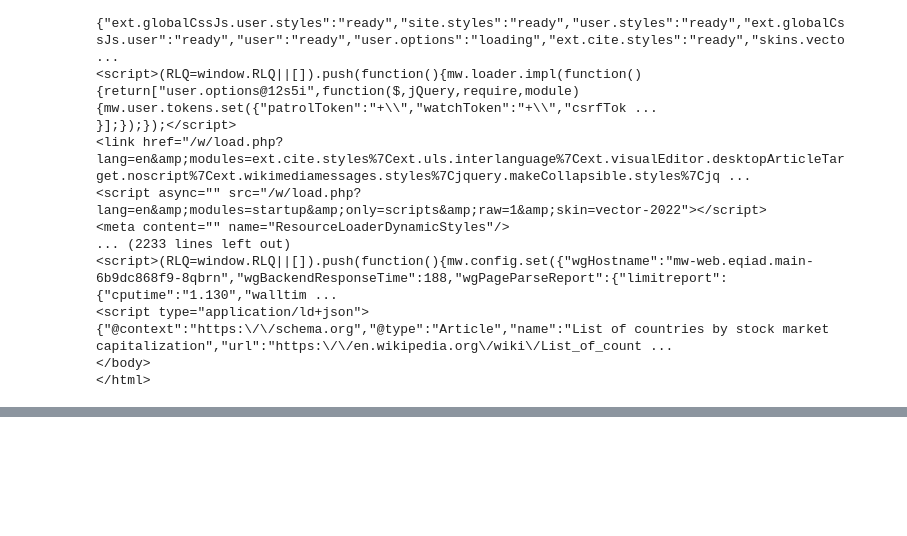
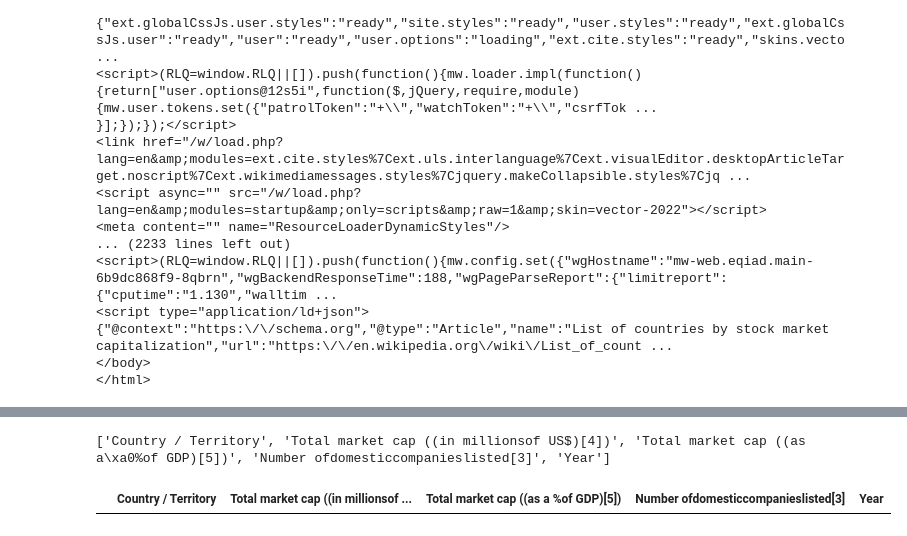
Before and after one commit to pernebay-arailym/WebScraping_Stock_Market_Capitalization, a Jupyter notebook: main.ipynb, the cells around one changed output, grey strips where cells are left out. Saved outputs shown, nothing was run; the diff lists cells and outputs as text; code cells hidden in the pictures; blank space fills up the shorter version.

Commit message:
printed the columns of the DataFrame

```diff
--- a/main.ipynb
+++ b/main.ipynb
@@ -89,0 +70,21 @@ print(table)
+# %%
+# Get the two header rows
+header_rows = table.find_all('tr')[:2]
+first_row = header_rows[0].find_all('th')
+second_row = header_rows[1].find_all('th')
+
+world_table_titles=[]
+
+for th in first_row:
+    colspan = int(th.get('colspan', 1))
+    if colspan == 2:
+        sub1 = second_row[0].text.strip()
+        sub2 = second_row[1].text.strip()
+        world_table_titles.append(f"Total market cap ({sub1})")
+        world_table_titles.append(f"Total market cap ({sub2})")
+    else:
+        world_table_titles.append(th.text.strip())
+# %%
+print(world_table_titles)
+# %% [output]
+['Country / Territory', 'Total market cap ((in millionsof US$)[4])', 'Total market cap ((as a\xa0%of GDP)[5])', 'Number ofdomesticcompanieslisted[3]', 'Year']
@@ -89,0 +93,5 @@ print(table)
+# %%
+df = pd.DataFrame(columns =world_table_titles)
+df
+# %% [output]
+|  | Country / Territory | Total market cap ((in millionsof ... | Total market cap ((as a %of GDP)[5]) | Number ofdomesticcompanieslisted[3] | Year |
```
Also changed, not shown: parts of 4 cells of this notebook.
